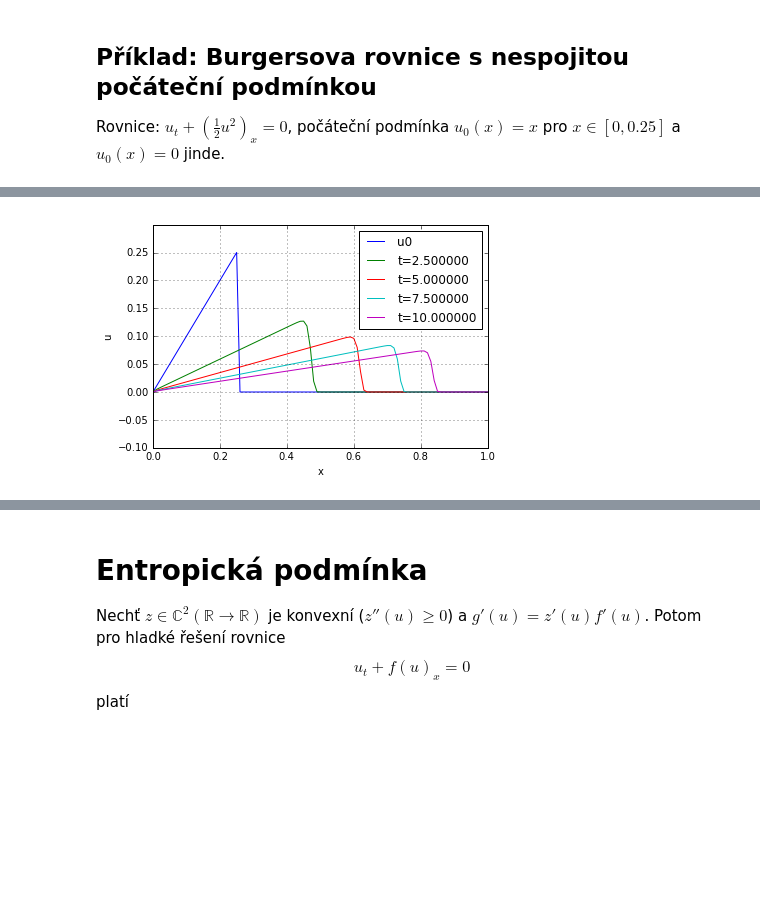
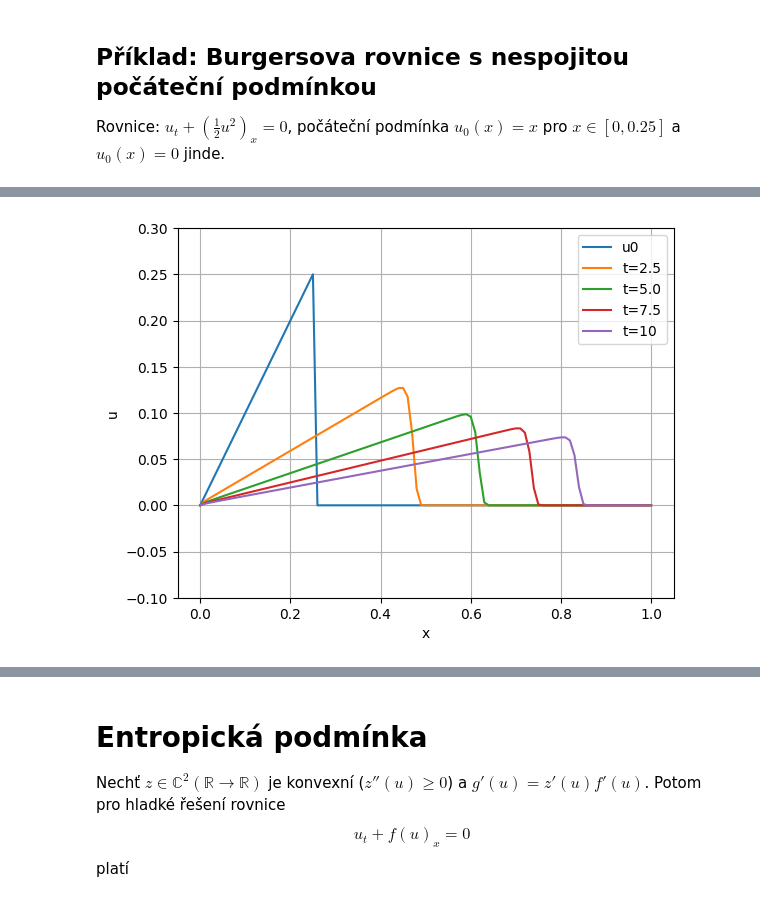
Before and after one commit to furstj/MMPP, a Jupyter notebook: lessons/03_nespojitosti.ipynb, the cells around one changed output, grey strips where cells are left out. Cells and saved outputs as stored; diff of their text form; code cells hidden in the pictures; blank space fills up the shorter version.

```diff
--- a/lessons/03_nespojitosti.ipynb
+++ b/lessons/03_nespojitosti.ipynb
@@ -35,14 +31,15 @@ Nx = 101;                   # Pocet bodu site na intervalu [0,1]
 x = linspace(0,1,Nx);       # Souradnice bodu site
 
 
-def u0(x):
-        """Definice pocatecni podminky"""
-        if x<=0.25:
-            return x
-        else:
-            return 0
+function u0(x)
+    """Definice pocatecni podminky"""
+    if x<=0.25
+        return x
+    else
+        return 0
+    end
+end
 
-
-plt.plot(x,[u0(xi) for xi in x]);
-plt.ylim(-0.1,0.3); plt.grid(True); plt.xlabel("x"); plt.ylabel("u");
+plot(x,[u0(xi) for xi in x]);
+ylim(-0.1,0.3); grid(true); xlabel("x"); ylabel("u");
 # %% [output]
@@ -50,34 +47,40 @@ plt.ylim(-0.1,0.3); plt.grid(True); plt.xlabel("x"); plt.ylabel("u");
 # %%
 dx = 1.0 / (Nx-1);      # Velikost prostoroveho
 dt = 0.5 * dx / 1.0  # Velikost casoveho kroku
 
 Tend = 10;
 
-pocet_iteraci = int(Tend / dt) # Vypocet provedeme do casu priblizne Tend
+pocet_iteraci = round(Int, Tend / dt) # Vypocet provedeme do casu priblizne Tend
 
 t = zeros( pocet_iteraci )
 u = zeros( (Nx, pocet_iteraci) )
-u[:,0] = array([u0(xi) for xi in x])
+u[:,1] = [u0(xi) for xi in x]
 
 
-def flux_upwind(ul, ur):
-    if (ul+ur>0): return ul**2/2
-    elif (ul+ur<0): return ur**2/2
-    else: return 0;
+function flux_upwind(ul, ur)
+    if (ul+ur>0)
+        return ul^2/2
+    elseif (ul+ur<0)
+        return ur^2/2
+    else
+        return 0;
+    end
+end
 
-for n in range(pocet_iteraci-1):
+for n in 1:pocet_iteraci-1
 
-    for i in range(1,Nx-1):
+    for i in 2:Nx-1
         u[i,n+1] = u[i,n] - dt / dx * ( flux_upwind(u[i,n],u[i+1,n]) - flux_upwind(u[i-1,n],u[i,n]) )
+    end
+    t[n+1] = t[n] + dt
+end
 
-    t[n+1] = t[n] + dt
-
-plt.plot(x, [u0(xi) for xi in x], label="u0")
-plt.plot(x,u[:,(pocet_iteraci-1) // 4], "-", label="t=%f"%(Tend/4));
-plt.plot(x,u[:,(pocet_iteraci-1) * 2 //4 ], "-", label="t=%f"%(Tend/2));
-plt.plot(x,u[:,(pocet_iteraci-1) * 3 //4 ], "-", label="t=%f"%(Tend*3/4));
-plt.plot(x,u[:,pocet_iteraci-1], "-", label="t=%f"%Tend);
-plt.ylim(-0.1,0.3); plt.grid(True); plt.xlabel("x"); plt.ylabel("u"); plt.legend(loc="upper right");
+plot(x, [u0(xi) for xi in x], label="u0")
+T=1/4*Tend; plot(x,u[:,div((pocet_iteraci-1),  4)], "-", label="t=$T");
+T=1/2*Tend; plot(x,u[:,div((pocet_iteraci-1) * 2,4) ], "-", label="t=$T");
+T=3/4*Tend; plot(x,u[:,div((pocet_iteraci-1) * 3,4) ], "-", label="t=$T");
+T=Tend;       plot(x,u[:,pocet_iteraci-1], "-", label="t=$T");
+ylim(-0.1,0.3); grid(true); xlabel("x"); ylabel("u"); legend(loc="upper right");
 # %% [output]
-[figure, old version]
+[figure, new version]
 # %%
```
Also changed, not shown: parts of 9 cells of this notebook, 1 other file.
